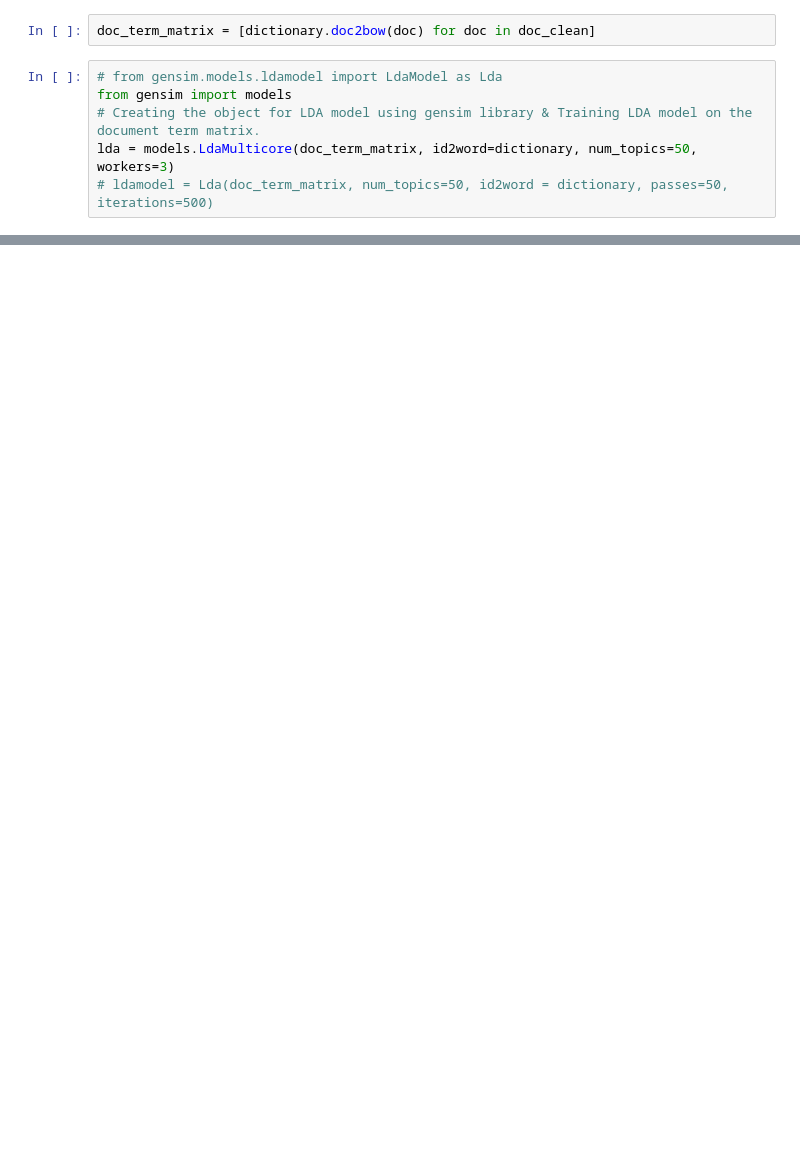
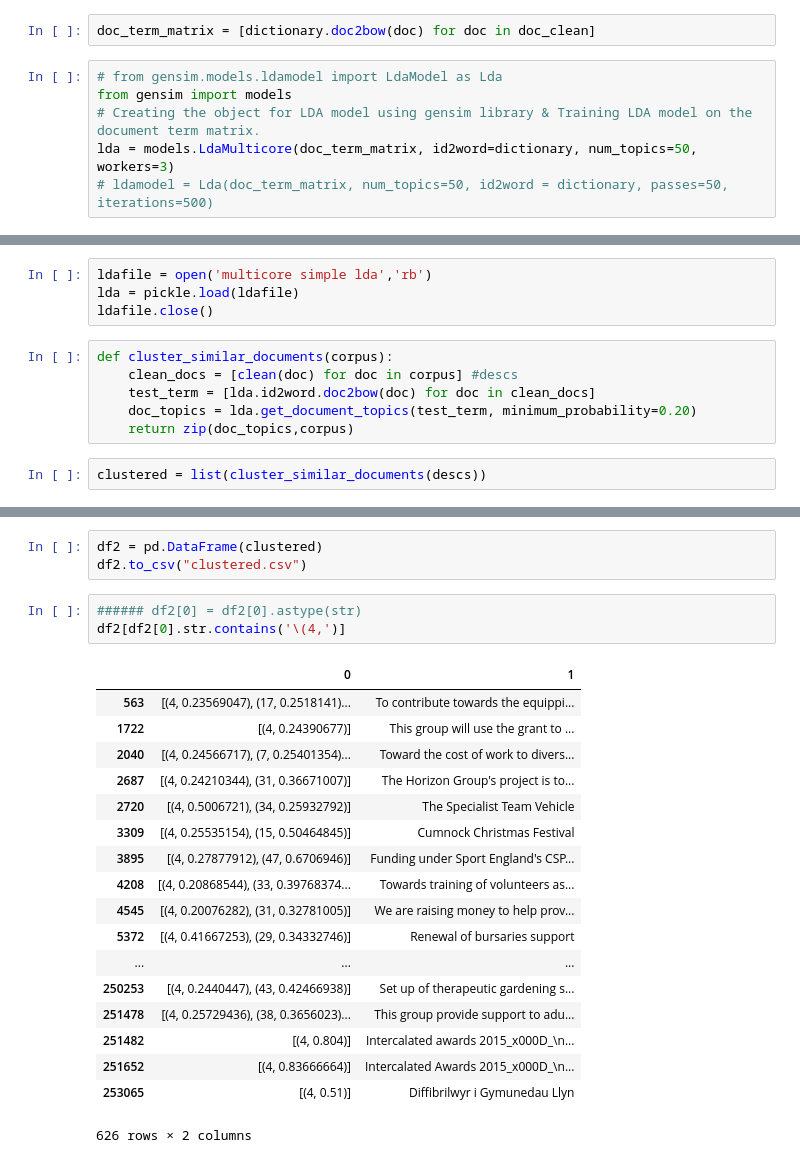
Before and after one commit to CalmDownKarm/360classification, a Jupyter notebook: SimpleLDA.ipynb, the cells around one changed output, grey strips where cells are left out. Drawn from its saved outputs; the diff is of its cells as text; blank space fills up the shorter version.

```diff
--- a/SimpleLDA.ipynb
+++ b/SimpleLDA.ipynb
@@ -88,0 +90,12 @@ ldafile.close()
+# %%
+ldafile = open('multicore simple lda','rb')
+lda = pickle.load(ldafile)
+ldafile.close()
+# %%
+def cluster_similar_documents(corpus):
+    clean_docs = [clean(doc) for doc in corpus] #descs
+    test_term = [lda.id2word.doc2bow(doc) for doc in clean_docs]
+    doc_topics = lda.get_document_topics(test_term, minimum_probability=0.20)
+    return zip(doc_topics,corpus)
+# %%
+clustered = list(cluster_similar_documents(descs))
@@ -88,0 +159,25 @@ ldafile.close()
+# %%
+df2 = pd.DataFrame(clustered)
+df2.to_csv("clustered.csv")
+# %%
+###### df2[0] = df2[0].astype(str)
+df2[df2[0].str.contains('\(4,')]
+# %% [output]
+|  | 0 | 1 |
+| 563 | [(4, 0.23569047), (17, 0.2518141)... | To contribute towards the equippi... |
+| 1722 | [(4, 0.24390677)] | This group will use the grant to ... |
+| 2040 | [(4, 0.24566717), (7, 0.25401354)... | Toward the cost of work to divers... |
+| 2687 | [(4, 0.24210344), (31, 0.36671007)] | The Horizon Group's project is to... |
+| 2720 | [(4, 0.5006721), (34, 0.25932792)] | The Specialist Team Vehicle |
+| 3309 | [(4, 0.25535154), (15, 0.50464845)] | Cumnock Christmas Festival |
+| 3895 | [(4, 0.27877912), (47, 0.6706946)] | Funding under Sport England's CSP... |
+| 4208 | [(4, 0.20868544), (33, 0.39768374... | Towards training of volunteers as... |
+| 4545 | [(4, 0.20076282), (31, 0.32781005)] | We are raising money to help prov... |
+| 5372 | [(4, 0.41667253), (29, 0.34332746)] | Renewal of bursaries support |
+| ... | ... | ... |
+| 250253 | [(4, 0.2440447), (43, 0.42466938)] | Set up of therapeutic gardening s... |
+| 251478 | [(4, 0.25729436), (38, 0.3656023)... | This group provide support to adu... |
+| 251482 | [(4, 0.804)] | Intercalated awards 2015_x000D_\n... |
+| 251652 | [(4, 0.83666664)] | Intercalated Awards 2015_x000D_\n... |
+| 253065 | [(4, 0.51)] | Diffibrilwyr i Gymunedau Llyn |
+626 rows × 2 columns
```
Also changed, not shown: parts of 7 cells of this notebook, 4 other files.
